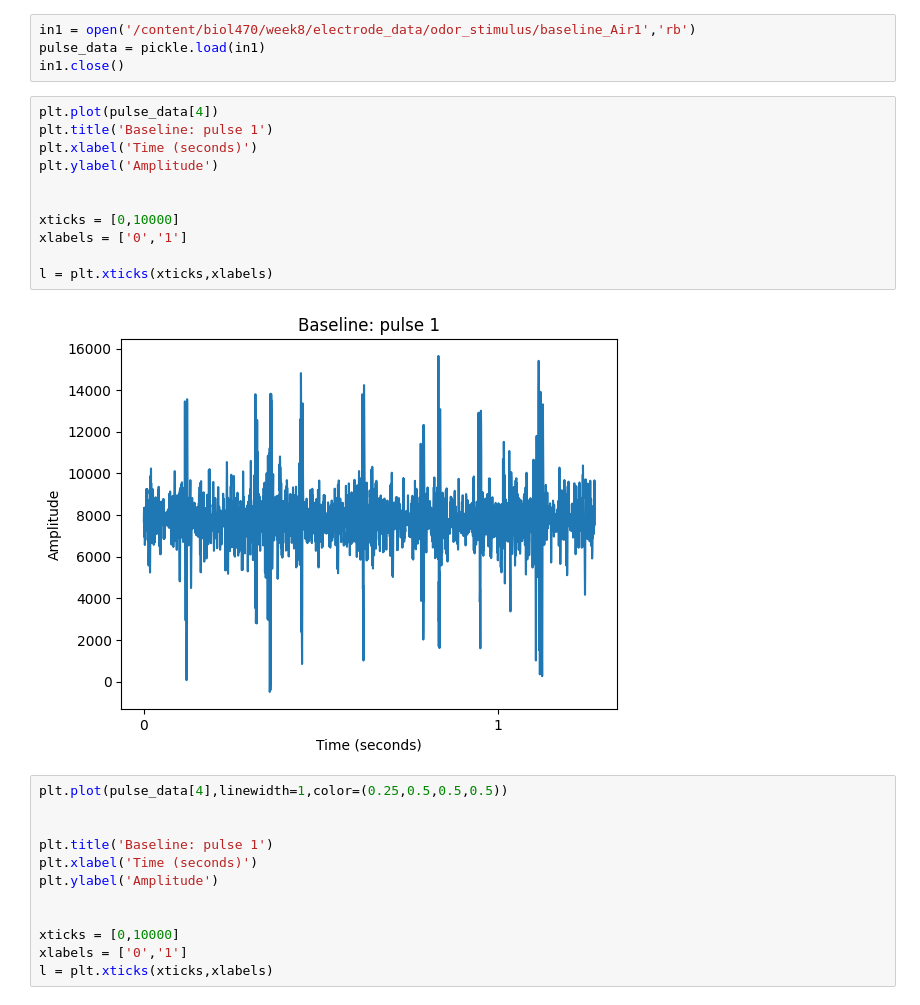
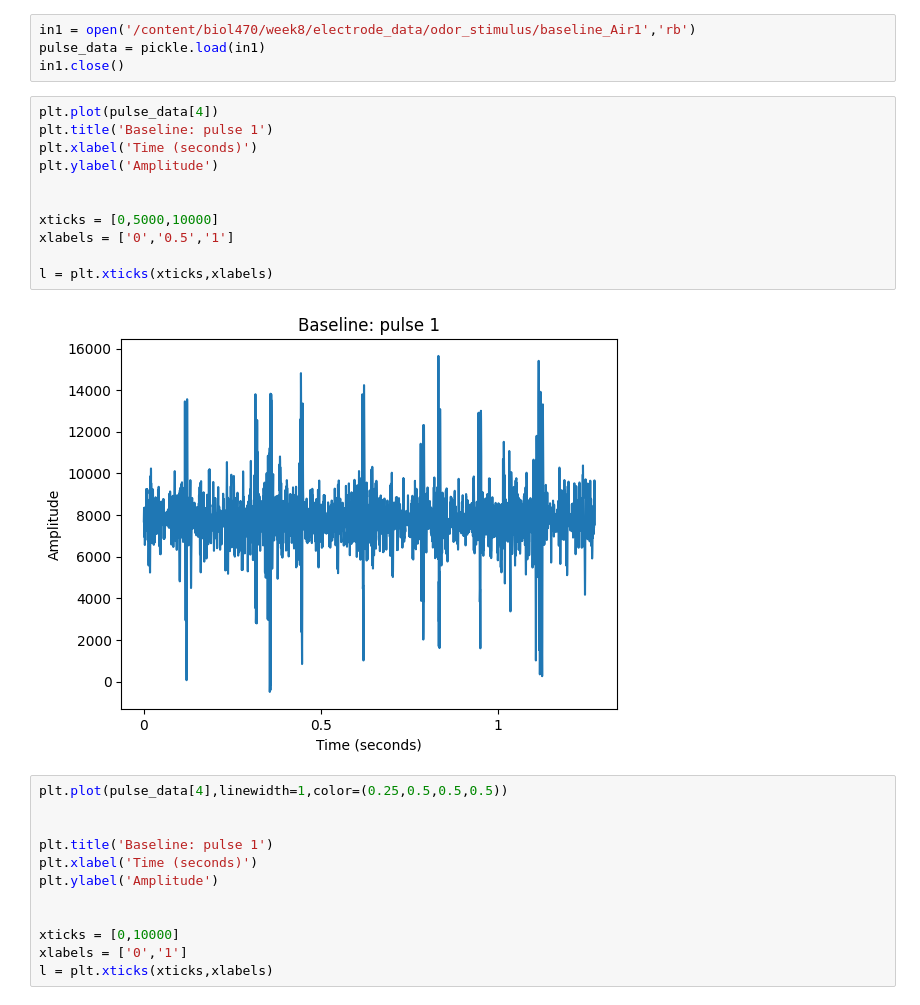
Before and after one commit to mattsmiths/biol470, a Jupyter notebook: week8/BIOL470_spikeProc.ipynb, the cells around one changed output. Saved outputs shown, nothing was run; the diff lists cells and outputs as text.

```diff
--- a/week8/BIOL470_spikeProc.ipynb
+++ b/week8/BIOL470_spikeProc.ipynb
@@ -189,16 +230,16 @@ in1.close()
 # %%
 plt.plot(pulse_data[4])
 plt.title('Baseline: pulse 1')
 plt.xlabel('Time (seconds)')
 plt.ylabel('Amplitude')
 
 
-xticks = [0,10000]
-xlabels = ['0','1']
+xticks = [0,5000,10000]
+xlabels = ['0','0.5','1']
 
 l = plt.xticks(xticks,xlabels)
 # %% [output]
-[figure, old version]
+[figure, new version]
 # %%
 plt.plot(pulse_data[4],linewidth=1,color=(0.25,0.5,0.5,0.5))
 
```
Also changed, not shown: parts of 18 cells of this notebook.
